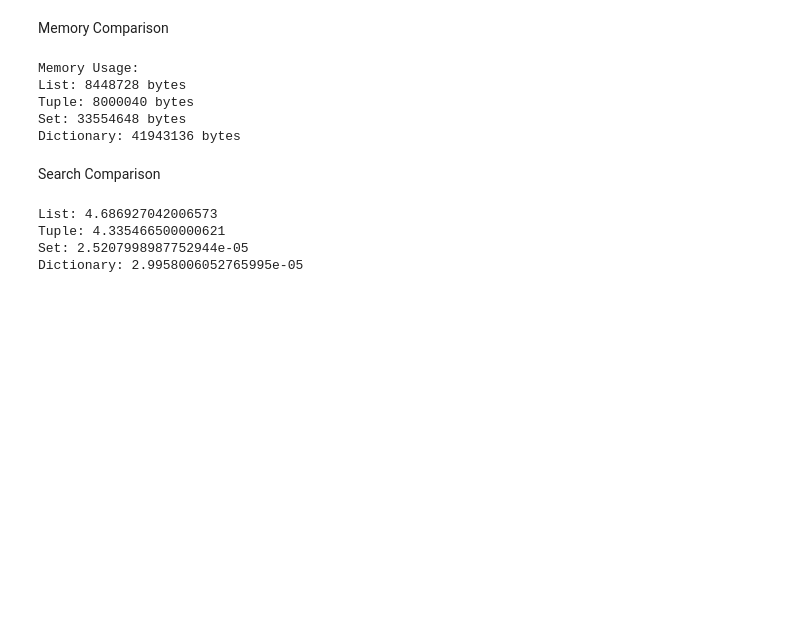
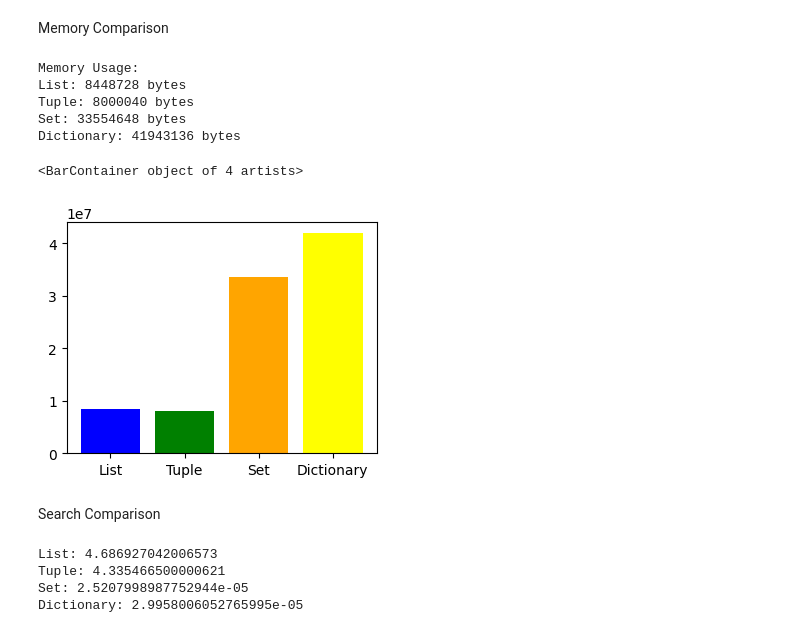
Before and after one commit to devallasaitej/All_things_Py, a Jupyter notebook: Data_Structures_Comparison.ipynb, the cells around one changed output. Cells and saved outputs as stored; diff of their text form; code cells hidden in the pictures; blank space fills up the shorter version.

Commit message:
added plots

```diff
--- a/Data_Structures_Comparison.ipynb
+++ b/Data_Structures_Comparison.ipynb
@@ -105,6 +106,17 @@ List: 8448728 bytes
 Tuple: 8000040 bytes
 Set: 33554648 bytes
 Dictionary: 41943136 bytes
+# %%
+# Plotting the results
+labels = ['List', 'Tuple', 'Set', 'Dictionary']
+times = [sys.getsizeof(data), sys.getsizeof(data_tuple), sys.getsizeof(data_set), sys.getsizeof(data_dict)]
+
+# Creating the bar plot
+plt.figure(figsize=(4, 3))
+plt.bar(labels, times, color=['blue', 'green', 'orange', 'yellow'])
+# %% [output]
+<BarContainer object of 4 artists>
+[figure, added]
 # %%
 # Observations
 # Lists - Dynamic - allocate extra memory - buffer for future additions - hecnce extra memory than tuples
```
Also changed, not shown: parts of 5 cells of this notebook.
